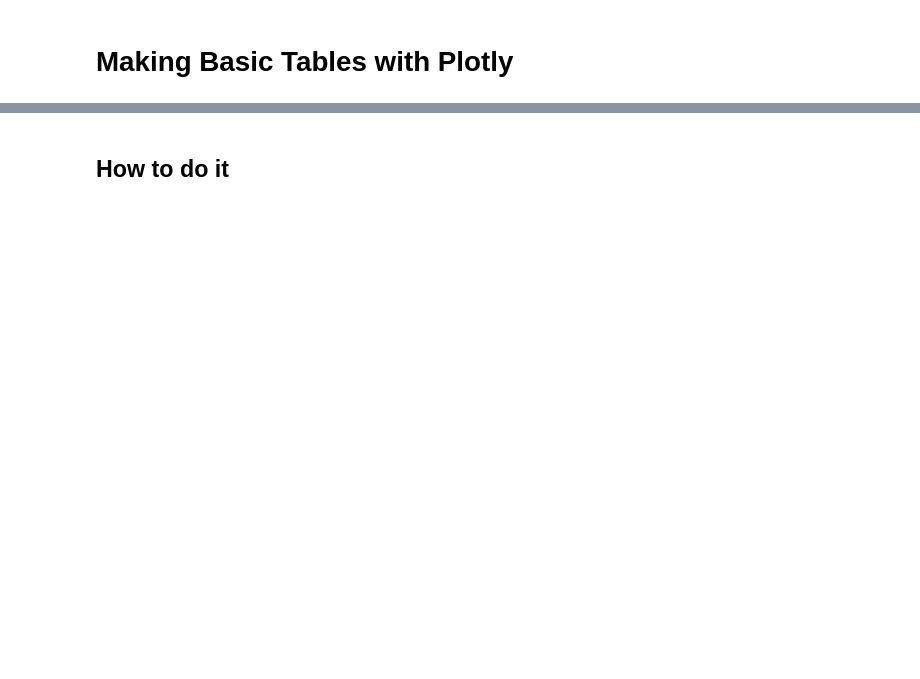
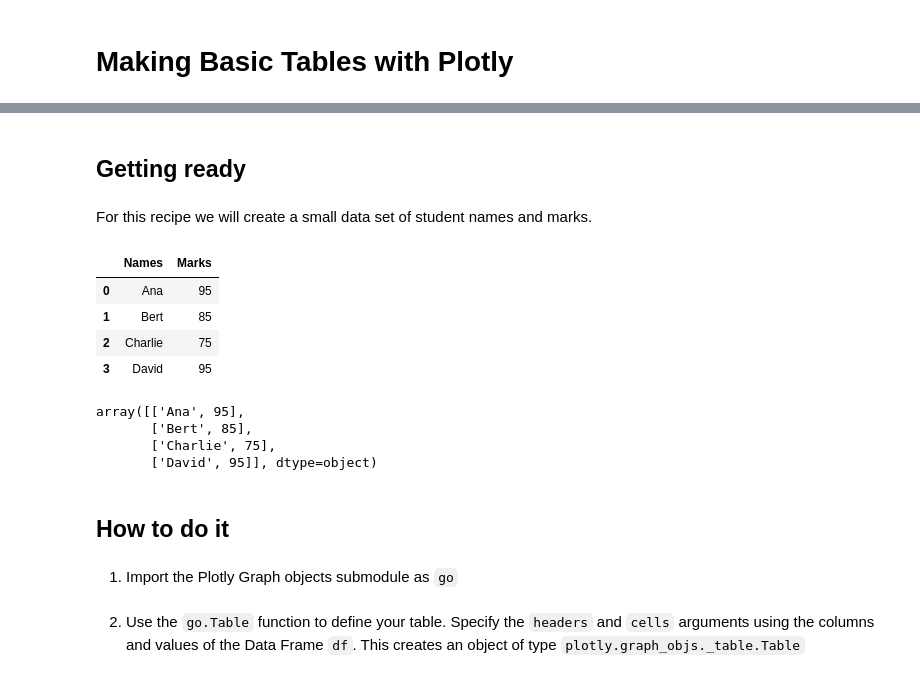
Before and after one commit to PacktPublishing/Plotly-Dash-Cookbook, a Jupyter notebook: Cookbook/chapter_05/ch05_recipe09.ipynb, the cells around one changed output, grey strips where cells are left out. Saved outputs shown, nothing was run; the diff lists cells and outputs as text; code cells hidden in the pictures; blank space fills up the shorter version.

Commit message:
Updates in chapter 05 recipes

```diff
--- a/Cookbook/chapter_05/ch05_recipe09.ipynb
+++ b/Cookbook/chapter_05/ch05_recipe09.ipynb
@@ -3,2 +9,27 @@
+# %% [markdown]
+## Getting ready
+# %% [markdown]
+For this recipe we will create a small data set of student names and marks.
+# %%
+import pandas as pd
+
+df = pd.DataFrame({'Names':['Ana', 'Bert', 'Charlie', 'David'], 'Marks' : [95, 85, 75, 95]})
+# %%
+df.head()
+# %% [output]
+|  | Names | Marks |
+| 0 | Ana | 95 |
+| 1 | Bert | 85 |
+| 2 | Charlie | 75 |
+| 3 | David | 95 |
+# %%
+df.values
+# %% [output]
+array([['Ana', 95],
+       ['Bert', 85],
+       ['Charlie', 75],
+       ['David', 95]], dtype=object)
 # %% [markdown]
 ## How to do it
+# %% [markdown]
+1. Import the Plotly Graph objects submodule as `go`
@@ -4,0 +38,2 @@
+# %% [markdown]
+2. Use the `go.Table` function to define your table. Specify the `headers` and `cells` arguments using the columns and values of the Data Frame `df`. This creates an object of type `plotly.graph_objs._table.Table`
```
Also changed, not shown: parts of 11 cells of this notebook, 3 other files.
